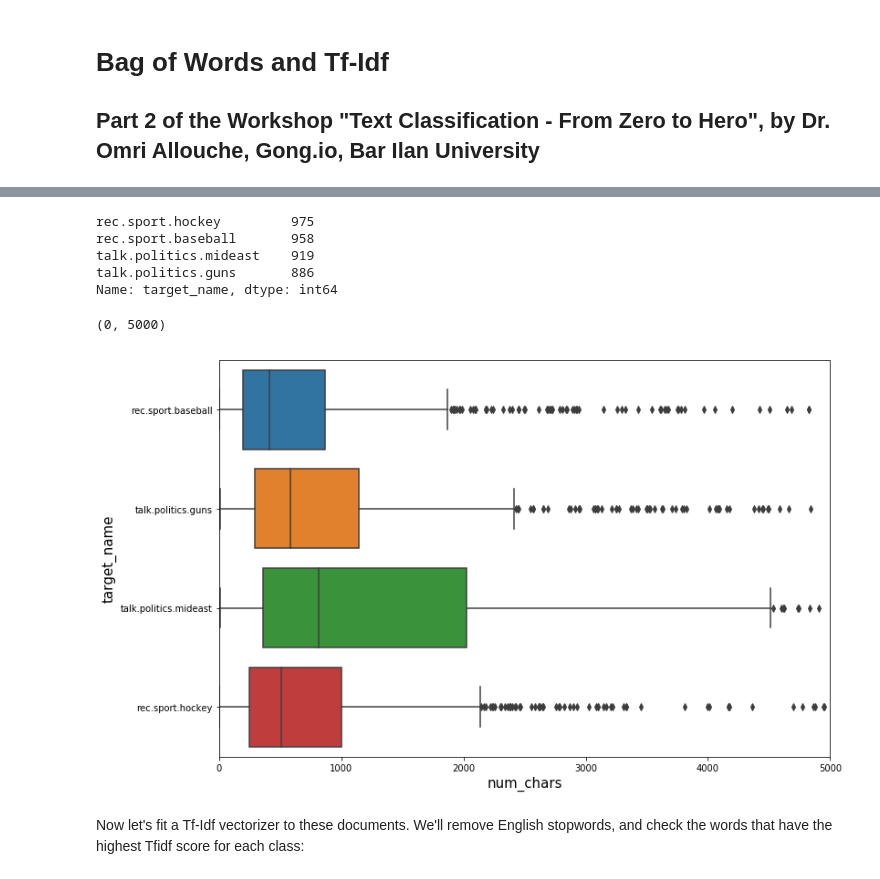
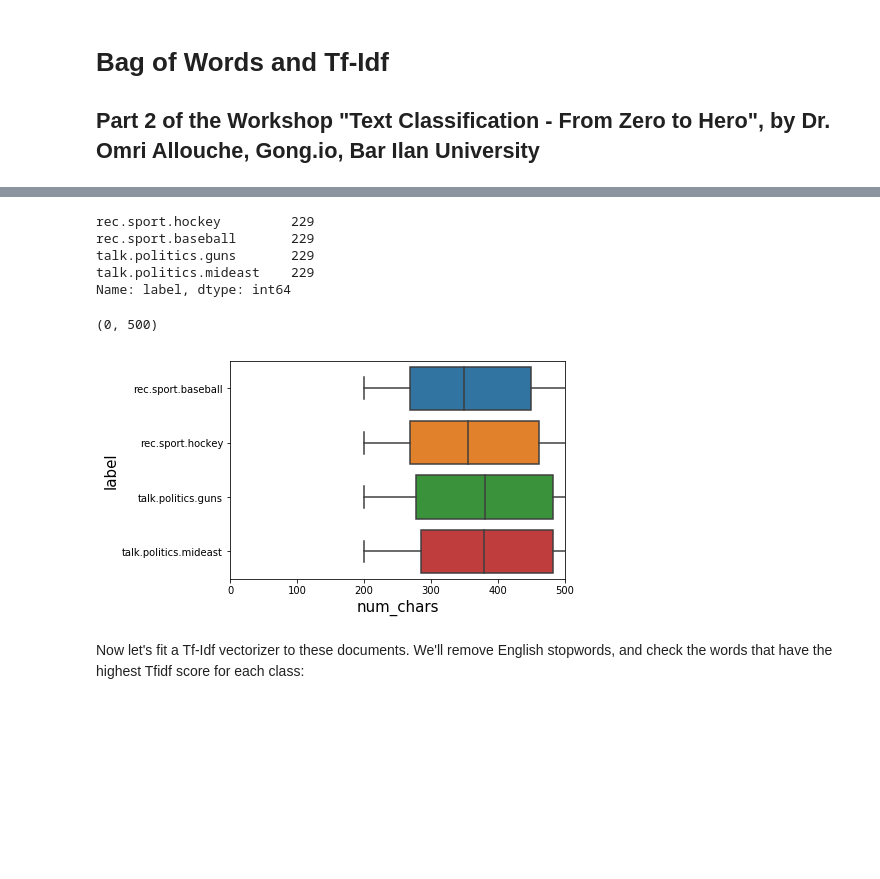
Before and after one commit to omriallouche/text_classification_from_zero_to_hero, a Jupyter notebook: bow_tfidf.ipynb, the cells around one changed output, grey strips where cells are left out. Saved outputs shown, nothing was run; the diff lists cells and outputs as text; code cells hidden in the pictures; blank space fills up the shorter version.

```diff
--- a/bow_tfidf.ipynb
+++ b/bow_tfidf.ipynb
@@ -21,17 +21,17 @@ df.head()
 # %%
-df['target_name'].value_counts()
+df['label'].value_counts()
 # %% [output]
-rec.sport.hockey         975
-rec.sport.baseball       958
-talk.politics.mideast    919
-talk.politics.guns       886
-Name: target_name, dtype: int64
+rec.sport.hockey         229
+rec.sport.baseball       229
+talk.politics.guns       229
+talk.politics.mideast    229
+Name: label, dtype: int64
 # %%
-sns.boxplot(data=df, y='target_name', x='num_chars')
-plt.xlim(0,5000)
+sns.boxplot(data=df, y='label', x='num_chars')
+plt.xlim(0,500)
 # %% [output]
-(0, 5000)
+(0, 500)
-[figure, old version]
+[figure, new version]
 # %% [markdown]
 Now let's fit a Tf-Idf vectorizer to these documents. We'll remove English stopwords, and check the words that have the highest Tfidf score for each class:
 # %%
```
Also changed, not shown: parts of 15 cells of this notebook, 7 other files.
